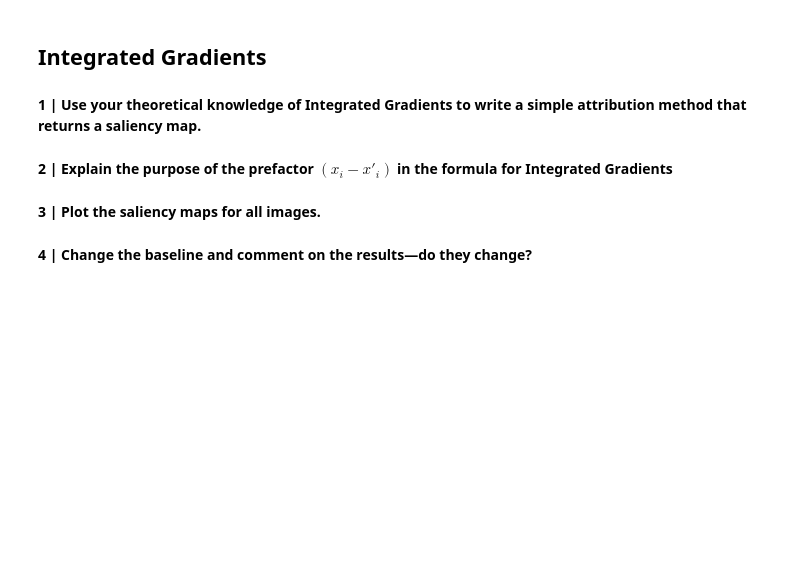
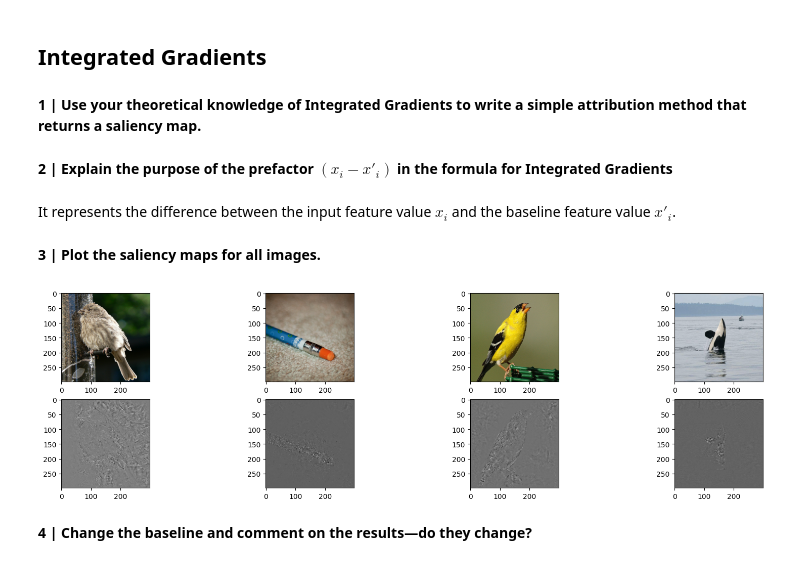
Before and after one commit to dave1b/TSM_AdvDeLearn, a Jupyter notebook: 09_week/xai_02.ipynb, the cells around one changed output. Cells and saved outputs as stored; diff of their text form; code cells hidden in the pictures; blank space fills up the shorter version.

```diff
--- a/09_week/xai_02.ipynb
+++ b/09_week/xai_02.ipynb
@@ -98,19 +99,27 @@ def integrated_gradients(model, input_tensor, target_class, baseline=None, steps
 
     # Scale input by creating a set of images lineraly interpolated between the baseline and the input
 
-    scaled_inputs = [ YOUR CODE HERE ]
+    scaled_inputs = [baseline + (float(i) / steps) * (input_tensor - baseline) for i in range(steps + 1)]
 
-    grads = [] # list to store gradients at each scaled input
+    grads = []  # list to store gradients at each scaled input
     for scaled_input in scaled_inputs:
+        scaled_input = scaled_input.requires_grad_(True)  # Enable gradient computation
+        model.zero_grad()  # Clear any existing gradients
 
-        # YOUR CODE HERE (remember to set requires_grad=True and to call backward to compute gradients)
+        # Forward pass to compute model output
+        output = model(scaled_input)
+        target_output = output[0, target_class]  # Select the target class score
+
+        # Backward pass to compute gradients of the output w.r.t. the input
+        target_output.backward()
 
         grads.append(scaled_input.grad.detach().cpu().numpy())
 
     # Approximate the integral of gradients using the trapezoidal rule
-    grads = np.array(grads) # convert to numpy array
-    avg_grads = (grads[:-1] + grads[1:]) / 2.0 # average gradients at each step of the integral
-    integrated_grads = (input_tensor.cpu().detach().numpy() - baseline.cpu().detach().numpy()) * np.mean(avg_grads, axis=0) # compute the integral
+    grads = np.array(grads)  # convert to numpy array
+    avg_grads = (grads[:-1] + grads[1:]) / 2.0  # average gradients at each step of the integral
+    integrated_grads = (input_tensor.cpu().detach().numpy() - baseline.cpu().detach().numpy()) * np.mean(avg_grads,
+                                                                                                         axis=0)  # compute the integral
 
     return integrated_grads
 # %% [markdown]
@@ -120,11 +127,20 @@ def integrated_gradients(model, input_tensor, target_class, baseline=None, steps
+# %% [markdown]
+It represents the difference between the input feature value $x_i$  and the baseline feature value  $x'_i$.
 # %% [markdown]
 **3 | Plot the saliency maps for all images.**
 # %%
 # Plot integrated gradients reults for all images
-fig, axs = plt.subplots(1, images.shape[0], figsize=(5 * images.shape[0], 5))
+fig, axs = plt.subplots(2, images.shape[0], figsize=(5 * images.shape[0], 5))
 for i, image in enumerate(images):
+    input_tensor = torch.tensor(image).permute(2, 0, 1).unsqueeze(0).float()
+    target_class = int(labels[i])
 
-    # YOUR CODE HERE
+    saliency_map = integrated_gradients(model, input_tensor, target_class).squeeze(0)
+    saliency_img = torch.tensor(saliency_map).permute(1, 2, 0).numpy().mean(axis=2)
+    axs[0, i].imshow(utils.normalize(image))
+    axs[1, i].imshow(utils.normalize(saliency_img), cmap="gray", alpha=1)
+# %% [output]
+[figure, added]
 # %% [markdown]
 **4 | Change the baseline and comment on the results—do they change?**
 # %%
```
Also changed, not shown: parts of 11 cells of this notebook, 2 other files.
